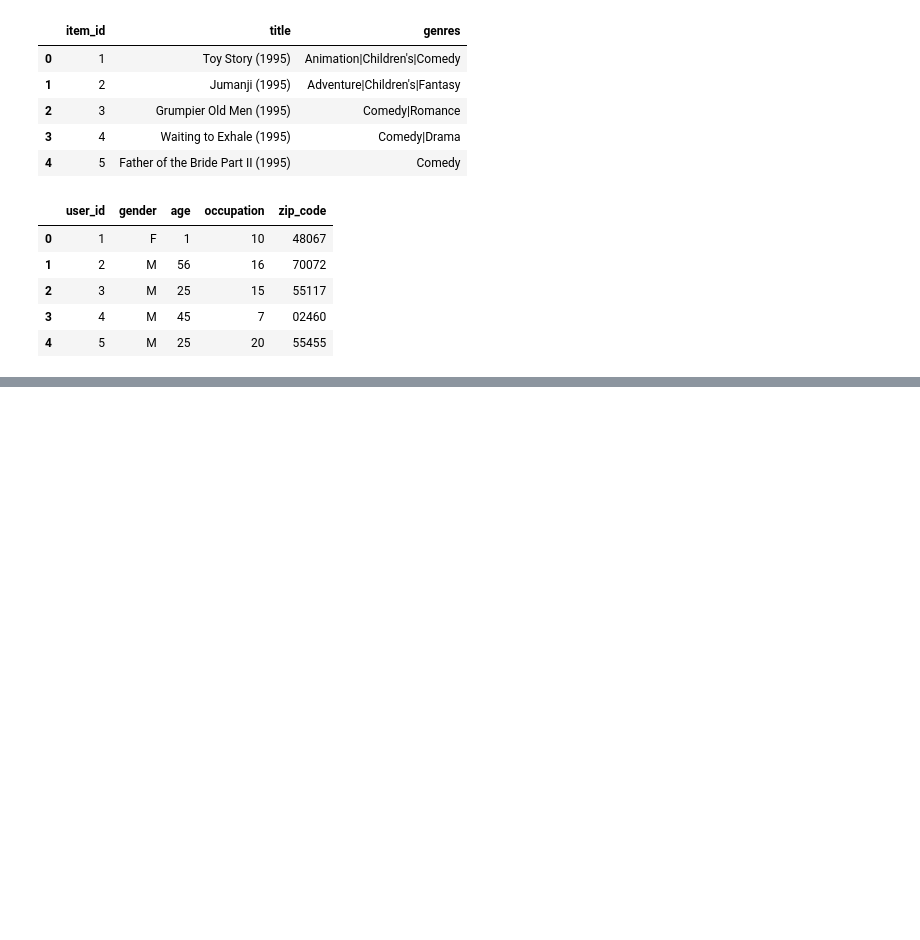
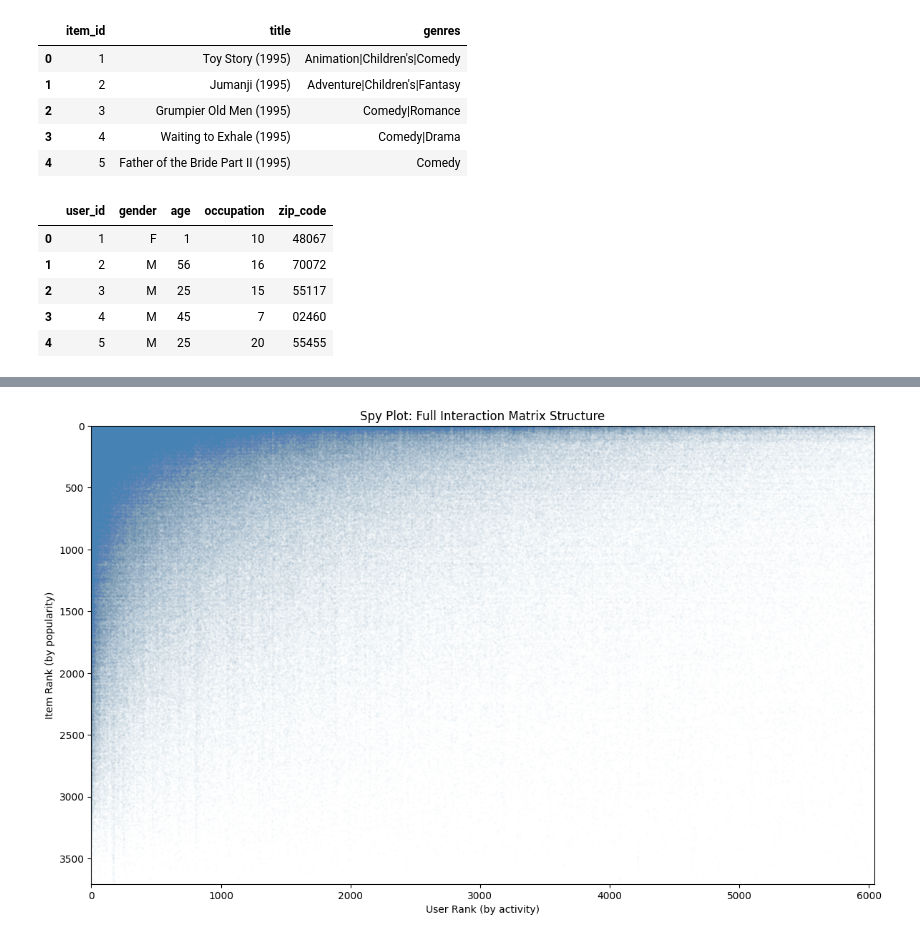
Before and after one commit to lexsobieski/ucu-recsys, a Jupyter notebook: experiments/exploratory-data-analysis.ipynb, the cells around one changed output, grey strips where cells are left out. Saved outputs shown, nothing was run; the diff lists cells and outputs as text; code cells hidden in the pictures; blank space fills up the shorter version.

```diff
--- a/experiments/exploratory-data-analysis.ipynb
+++ b/experiments/exploratory-data-analysis.ipynb
@@ -35,0 +21,9 @@ Users: 6,040
+# %%
+FIGURE_SIZE_STANDARD = (8, 4)
+FIGURE_SIZE_LARGE = (10, 8)
+FIGURE_SIZE_SQUARE = (5, 5)
+
+COLOR_PRIMARY = "steelblue"
+COLOR_SECONDARY = "slategray"
+COLOR_ACCENT = "firebrick"
+COLOR_HIGHLIGHT = "darkorange"
@@ -230,10 +74,0 @@ Top 20% of movies (741 movies): 65.2% of ratings
-# %%
-ratings["datetime"] = pandas.to_datetime(
-    ratings["timestamp"],
-    unit="s"
-)
-ratings["date"] = ratings["datetime"].dt.date
-ratings["year_month"] = ratings["datetime"].dt.to_period("M")
-
-print(f"Date range: {ratings['datetime'].min()} to {ratings['datetime'].max()}")
-print(f"Duration: {(ratings['datetime'].max() - ratings['datetime'].min()).days} days")
@@ -421,0 +132,34 @@ Negative ratings (1-2): 163731 (16.4%)
+# %%
+user_rank = {user: rank for rank, user in enumerate(
+    ratings.groupby("user_id").size().sort_values(ascending=False).index
+)}
+item_rank = {item: rank for rank, item in enumerate(
+    ratings.groupby("item_id").size().sort_values(ascending=False).index
+)}
+
+plot_data = ratings.copy()
+plot_data["user_rank"] = plot_data["user_id"].map(user_rank)
+plot_data["item_rank"] = plot_data["item_id"].map(item_rank)
+
+aspect_ratio = len(user_rank) / len(item_rank)
+figure_width = 12
+figure_height = figure_width / aspect_ratio
+
+figure, axis = plt.subplots(figsize=(figure_width, figure_height))
+axis.scatter(
+    plot_data["user_rank"],
+    plot_data["item_rank"],
+    s=0.001,
+    alpha=0.5,
+    c=COLOR_PRIMARY,
+    rasterized=True
+)
+axis.set_xlabel("User Rank (by activity)")
+axis.set_ylabel("Item Rank (by popularity)")
+axis.set_title("Spy Plot: Full Interaction Matrix Structure")
+axis.set_xlim(0, len(user_rank))
+axis.set_ylim(len(item_rank), 0)
+plt.tight_layout()
+plt.show()
+# %% [output]
+[figure, added]
```
Also changed, not shown: parts of 87 cells of this notebook.
